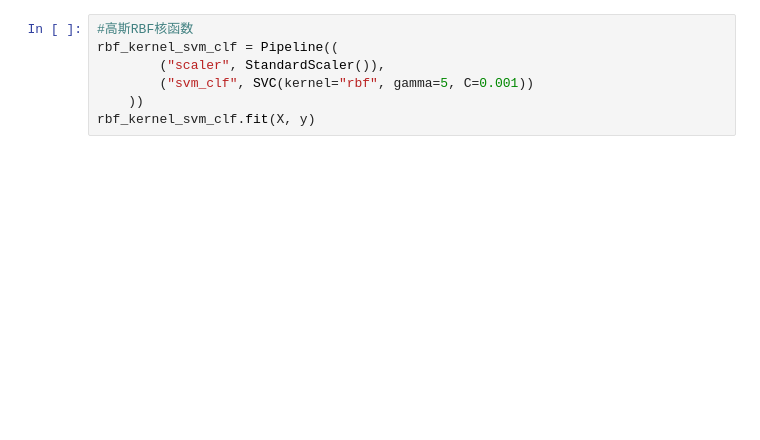
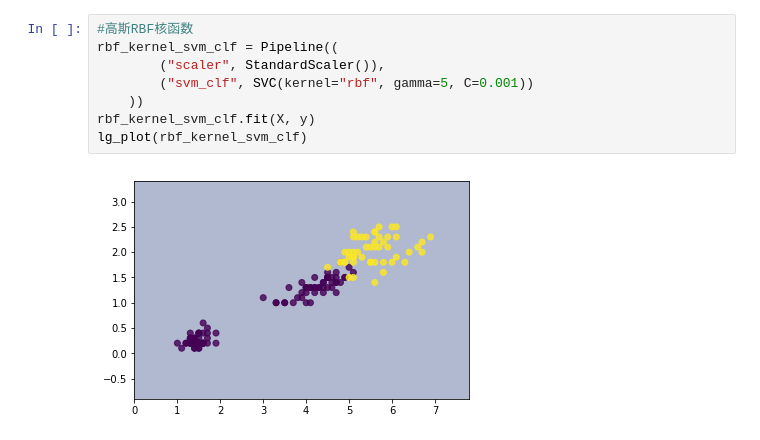
Before and after one commit to ligang945/hands_on_machine_learning_with_scikit_learn_and_tensorflow, a Jupyter notebook: ch5 SVM.ipynb, the cells around one changed output. Saved outputs shown, nothing was run; the diff lists cells and outputs as text; blank space fills up the shorter version.

```diff
--- a/ch5 SVM.ipynb
+++ b/ch5 SVM.ipynb
@@ -60,7 +66,10 @@ Pipeline(memory=None,
 # %%
 #高斯RBF核函数
 rbf_kernel_svm_clf = Pipeline((
         ("scaler", StandardScaler()),
         ("svm_clf", SVC(kernel="rbf", gamma=5, C=0.001))
     ))
 rbf_kernel_svm_clf.fit(X, y)
+lg_plot(rbf_kernel_svm_clf)
+# %% [output]
+[figure, added]
```
Also changed, not shown: parts of 5 cells of this notebook.
